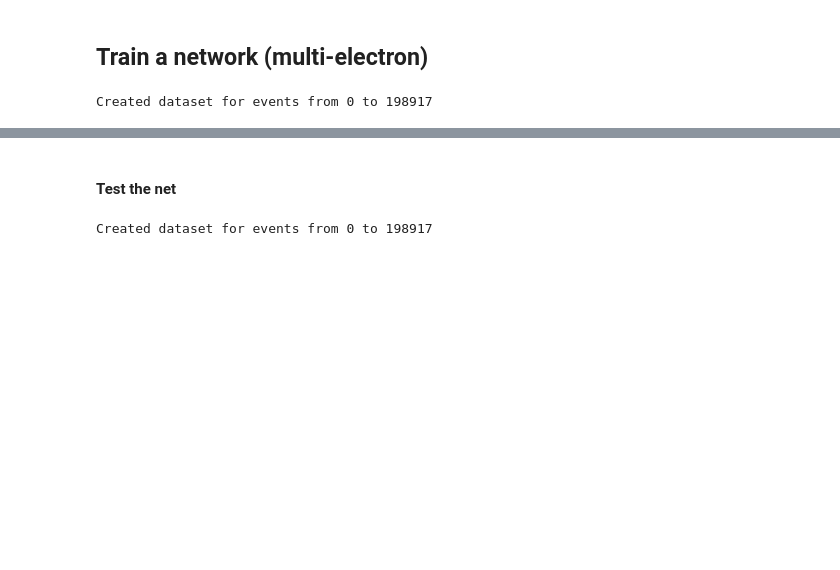
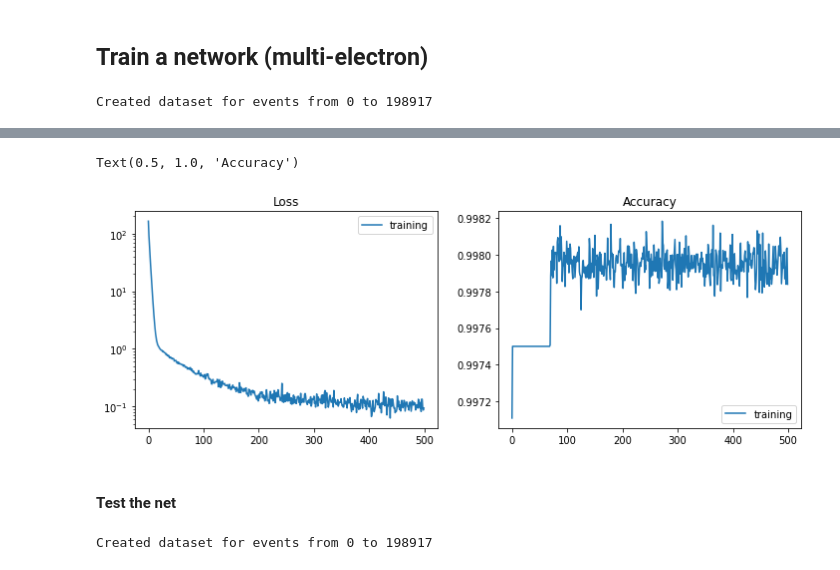
Before and after one commit to jerenner/emsim, a Jupyter notebook: emsim.ipynb, the cells around one changed output, grey strips where cells are left out. Cells and saved outputs as stored; diff of their text form; code cells hidden in the pictures; blank space fills up the shorter version.

```diff
--- a/emsim.ipynb
+++ b/emsim.ipynb
@@ -313,3 +349,24 @@ torch.save(model.state_dict(), "{}/model_frames_20x20_noise683_2e_bcsloss_front_
+# %%
+# Plot the training loss and accuracy.
+tloss = np.loadtxt("train.txt")
+
+fig = plt.figure()
+fig.set_figheight(4.0)
+fig.set_figwidth(12.0)
+
+ax1 = fig.add_subplot(121);
+plt.plot(tloss[:,0],tloss[:,1],label='training')
+plt.legend()
+plt.title("Loss")
+plt.yscale('log')
+
+ax2 = fig.add_subplot(122);
+plt.plot(tloss[:,0],tloss[:,2],label='training')
+plt.legend()
+plt.title("Accuracy")
+# %% [output]
+Text(0.5, 1.0, 'Accuracy')
+[figure, added]
 # %% [markdown]
 #### Test the net
 # %%
```
Also changed, not shown: parts of 16 cells of this notebook, 9 other files.
